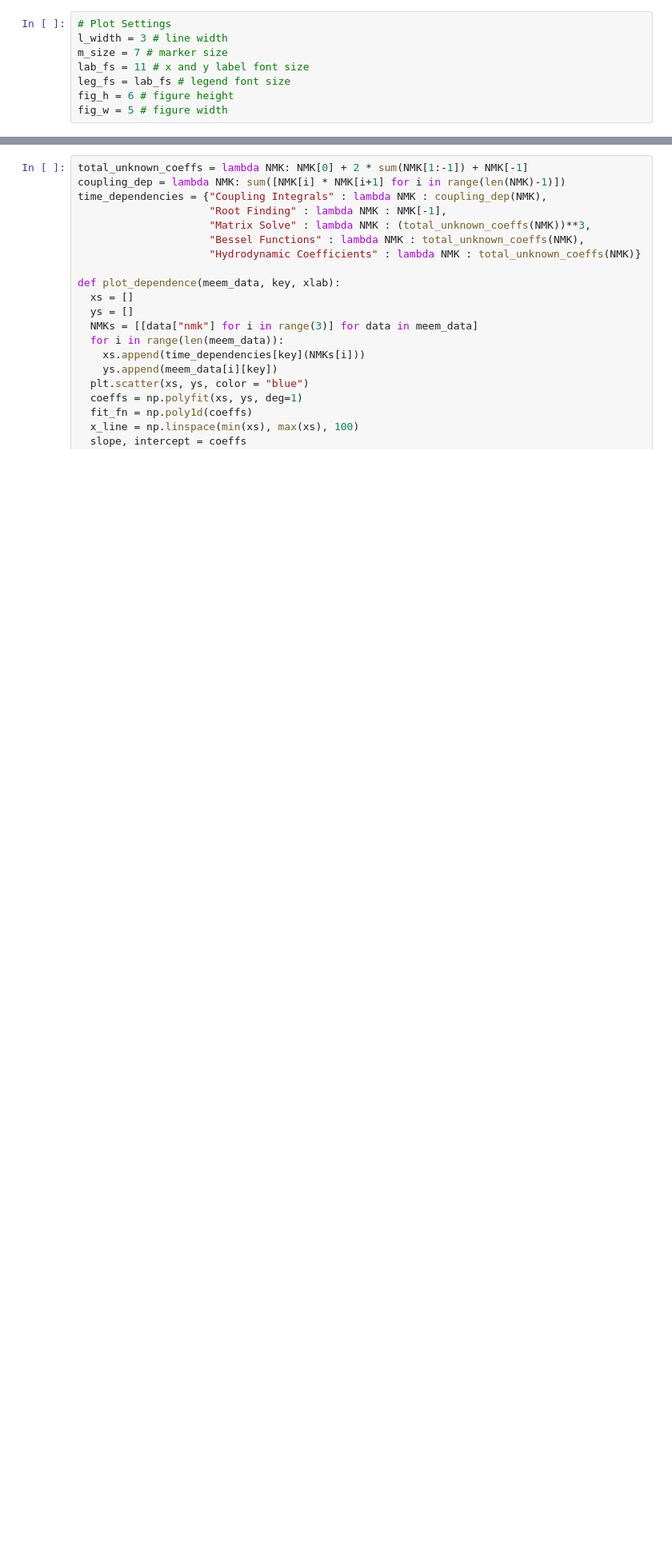
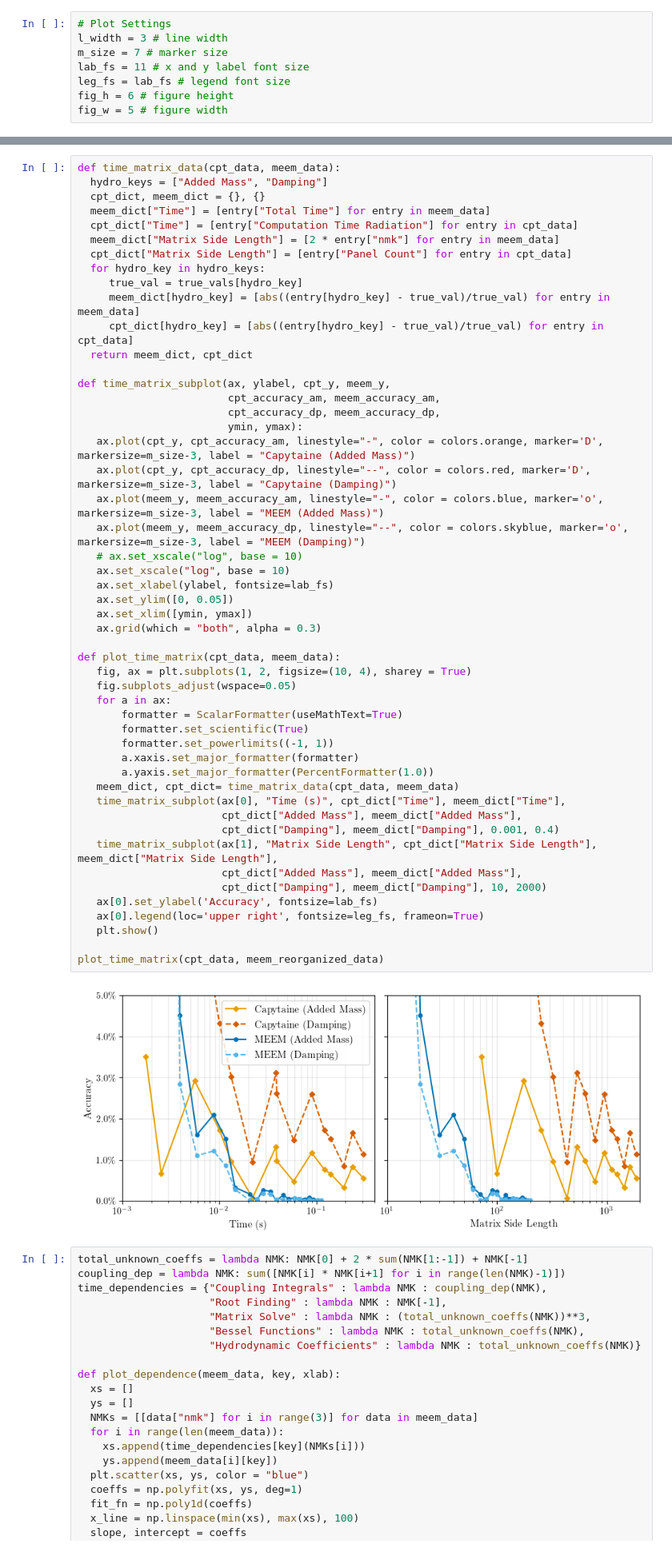
Before and after one commit to symbiotic-engineering/OpenFLASH, a Jupyter notebook: analysis/timing_plots.ipynb, the cells around one changed output, grey strips where cells are left out. Shown at 80% size. Drawn from its saved outputs; the diff is of its cells as text; blank space fills up the shorter version.

```diff
--- a/analysis/timing_plots.ipynb
+++ b/analysis/timing_plots.ipynb
@@ -218,4 +218,56 @@ Added Mass & Radiation Damping
 \hline
+# %%
+def time_matrix_data(cpt_data, meem_data):
+  hydro_keys = ["Added Mass", "Damping"]
+  cpt_dict, meem_dict = {}, {}
+  meem_dict["Time"] = [entry["Total Time"] for entry in meem_data]
+  cpt_dict["Time"] = [entry["Computation Time Radiation"] for entry in cpt_data]
+  meem_dict["Matrix Side Length"] = [2 * entry["nmk"] for entry in meem_data]
+  cpt_dict["Matrix Side Length"] = [entry["Panel Count"] for entry in cpt_data]
+  for hydro_key in hydro_keys:
+     true_val = true_vals[hydro_key]
+     meem_dict[hydro_key] = [abs((entry[hydro_key] - true_val)/true_val) for entry in meem_data]
+     cpt_dict[hydro_key] = [abs((entry[hydro_key] - true_val)/true_val) for entry in cpt_data]
+  return meem_dict, cpt_dict
+
+def time_matrix_subplot(ax, ylabel, cpt_y, meem_y,
+                        cpt_accuracy_am, meem_accuracy_am,
+                        cpt_accuracy_dp, meem_accuracy_dp,
+                        ymin, ymax):
+   ax.plot(cpt_y, cpt_accuracy_am, linestyle="-", color = colors.orange, marker='D', markersize=m_size-3, label = "Capytaine (Added Mass)")
+   ax.plot(cpt_y, cpt_accuracy_dp, linestyle="--", color = colors.red, marker='D', markersize=m_size-3, label = "Capytaine (Damping)")
+   ax.plot(meem_y, meem_accuracy_am, linestyle="-", color = colors.blue, marker='o', markersize=m_size-3, label = "MEEM (Added Mass)")
+   ax.plot(meem_y, meem_accuracy_dp, linestyle="--", color = colors.skyblue, marker='o', markersize=m_size-3, label = "MEEM (Damping)")
+   # ax.set_xscale("log", base = 10)
+   ax.set_xscale("log", base = 10)
+   ax.set_xlabel(ylabel, fontsize=lab_fs)
+   ax.set_ylim([0, 0.05])
+   ax.set_xlim([ymin, ymax])
+   ax.grid(which = "both", alpha = 0.3)
+
+def plot_time_matrix(cpt_data, meem_data):
+   fig, ax = plt.subplots(1, 2, figsize=(10, 4), sharey = True)
+   fig.subplots_adjust(wspace=0.05)
+   for a in ax:
+       formatter = ScalarFormatter(useMathText=True)
+       formatter.set_scientific(True)
+       formatter.set_powerlimits((-1, 1))
+       a.xaxis.set_major_formatter(formatter)
+       a.yaxis.set_major_formatter(PercentFormatter(1.0))
+   meem_dict, cpt_dict= time_matrix_data(cpt_data, meem_data)
+   time_matrix_subplot(ax[0], "Time (s)", cpt_dict["Time"], meem_dict["Time"],
+                       cpt_dict["Added Mass"], meem_dict["Added Mass"],
+                       cpt_dict["Damping"], meem_dict["Damping"], 0.001, 0.4)
+   time_matrix_subplot(ax[1], "Matrix Side Length", cpt_dict["Matrix Side Length"], meem_dict["Matrix Side Length"],
+                       cpt_dict["Added Mass"], meem_dict["Added Mass"],
+                       cpt_dict["Damping"], meem_dict["Damping"], 10, 2000)
+   ax[0].set_ylabel('Accuracy', fontsize=lab_fs)
+   ax[0].legend(loc='upper right', fontsize=leg_fs, frameon=True)
+   plt.show()
+
+plot_time_matrix(cpt_data, meem_reorganized_data)
+# %% [output]
+[figure, added]
 # %%
 total_unknown_coeffs = lambda NMK: NMK[0] + 2 * sum(NMK[1:-1]) + NMK[-1]
 coupling_dep = lambda NMK: sum([NMK[i] * NMK[i+1] for i in range(len(NMK)-1)])
```
Also changed, not shown: parts of 5 cells of this notebook, 5 other files.
